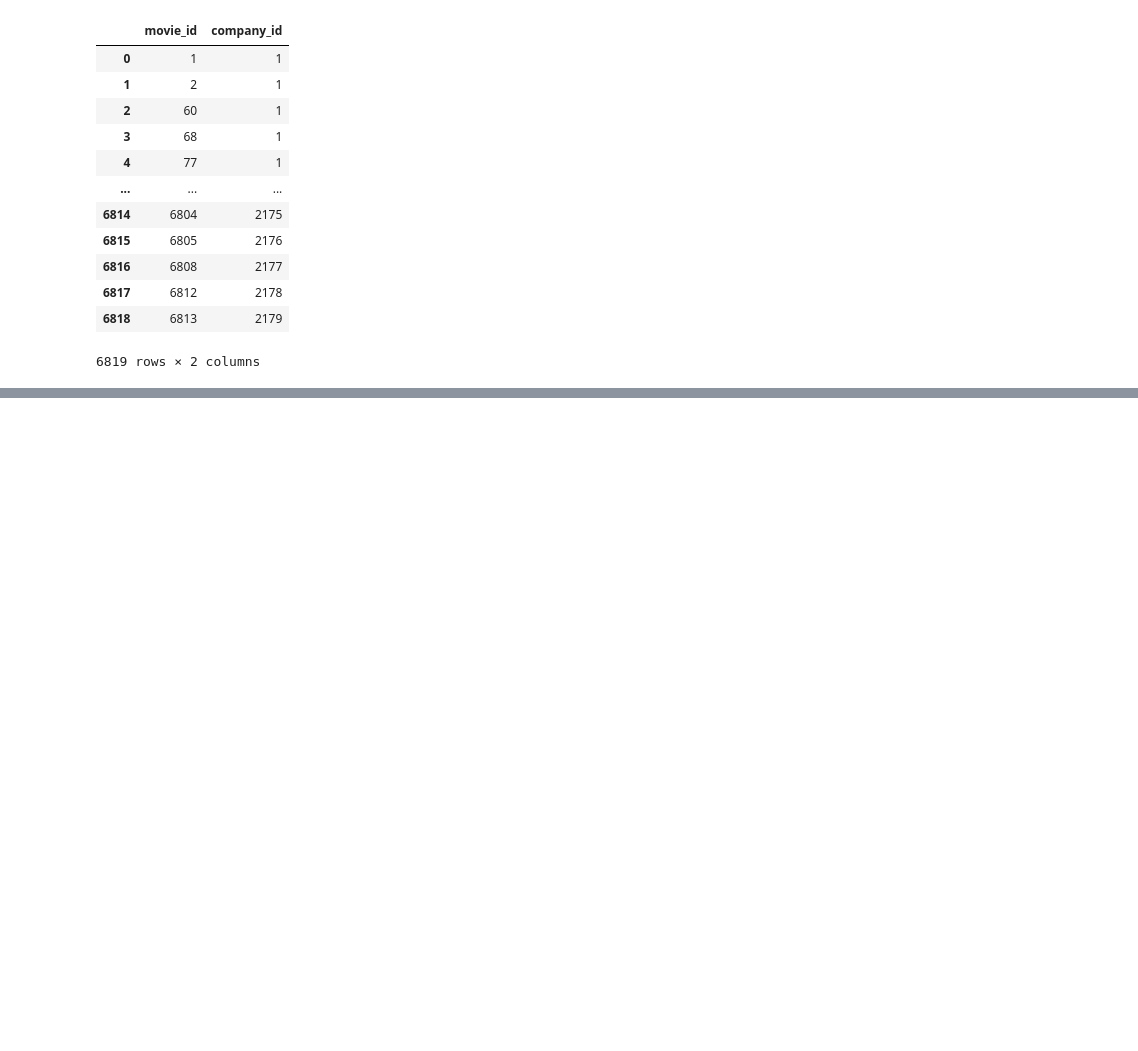
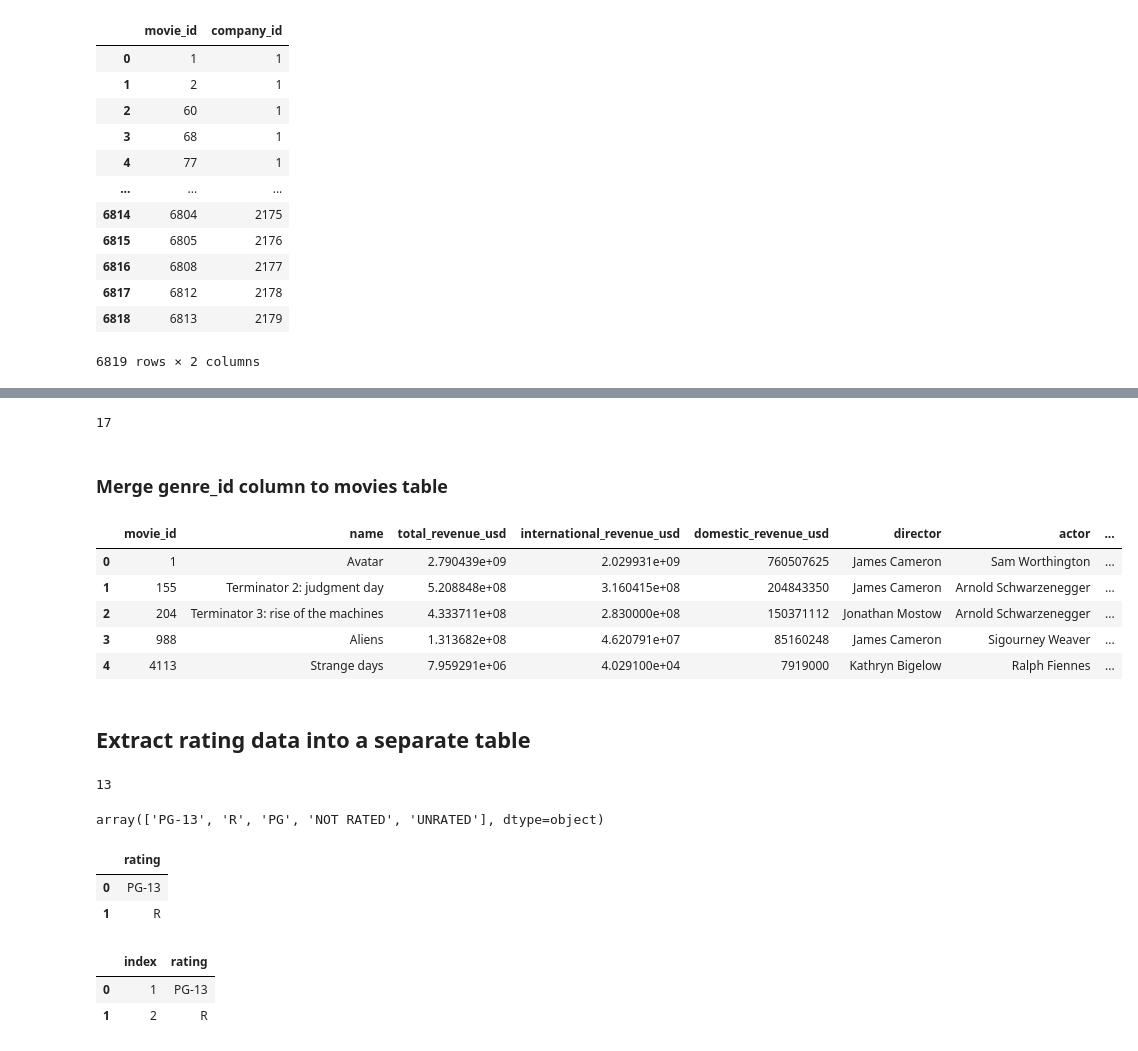
Before and after one commit to IrinaUX/Group7-ETL-Project, a Jupyter notebook: ETL_final.ipynb, the cells around one changed output, grey strips where cells are left out. Cells and saved outputs as stored; diff of their text form; code cells hidden in the pictures; blank space fills up the shorter version.

```diff
--- a/ETL_final.ipynb
+++ b/ETL_final.ipynb
@@ -1314,0 +925,3 @@ engine.table_names()
+# %%
+genre.index += 1
+genre
@@ -1314,0 +947,3 @@ engine.table_names()
+# %%
+genre = genre.reset_index()
+genre.head(2)
@@ -1314,0 +954,3 @@ engine.table_names()
+# %%
+genre = genre.rename(columns={'index': 'genre_id'})
+genre.head()
@@ -1314,0 +964,18 @@ engine.table_names()
+# %%
+len(genre)
+# %% [output]
+17
+# %% [markdown]
+### Merge genre_id column to movies table
+# %%
+# combine movies and genre
+movies = pd.merge(movies, genre, how='outer', on="genre")
+# %%
+movies.head()
+# %% [output]
+|  | movie_id | name | total_revenue_usd | international_revenue_usd | domestic_revenue_usd | director | actor | ... |
+| 0 | 1 | Avatar | 2.790439e+09 | 2.029931e+09 | 760507625 | James Cameron | Sam Worthington | ... |
+| 1 | 155 | Terminator 2: judgment day | 5.208848e+08 | 3.160415e+08 | 204843350 | James Cameron | Arnold Schwarzenegger | ... |
+| 2 | 204 | Terminator 3: rise of the machines | 4.333711e+08 | 2.830000e+08 | 150371112 | Jonathan Mostow | Arnold Schwarzenegger | ... |
+| 3 | 988 | Aliens | 1.313682e+08 | 4.620791e+07 | 85160248 | James Cameron | Sigourney Weaver | ... |
+| 4 | 4113 | Strange days | 7.959291e+06 | 4.029100e+04 | 7919000 | Kathryn Bigelow | Ralph Fiennes | ... |
@@ -1314,0 +984,19 @@ engine.table_names()
+# %% [markdown]
+## Extract rating data into a separate table
+# %%
+# Save rating data into a separate table
+rating = movies['rating'].unique()
+len(rating)
+# %% [output]
+13
+# %%
+rating[:5]
+# %% [output]
+array(['PG-13', 'R', 'PG', 'NOT RATED', 'UNRATED'], dtype=object)
+# %%
+rating = pd.DataFrame({'rating': rating})
+rating.head(2)
+# %% [output]
+|  | rating |
+| 0 | PG-13 |
+| 1 | R |
@@ -1314,0 +1005,7 @@ engine.table_names()
+# %%
+rating = rating.reset_index()
+rating.head(2)
+# %% [output]
+|  | index | rating |
+| 0 | 1 | PG-13 |
+| 1 | 2 | R |
```
Also changed, not shown: parts of 122 cells of this notebook, 7 other files.
